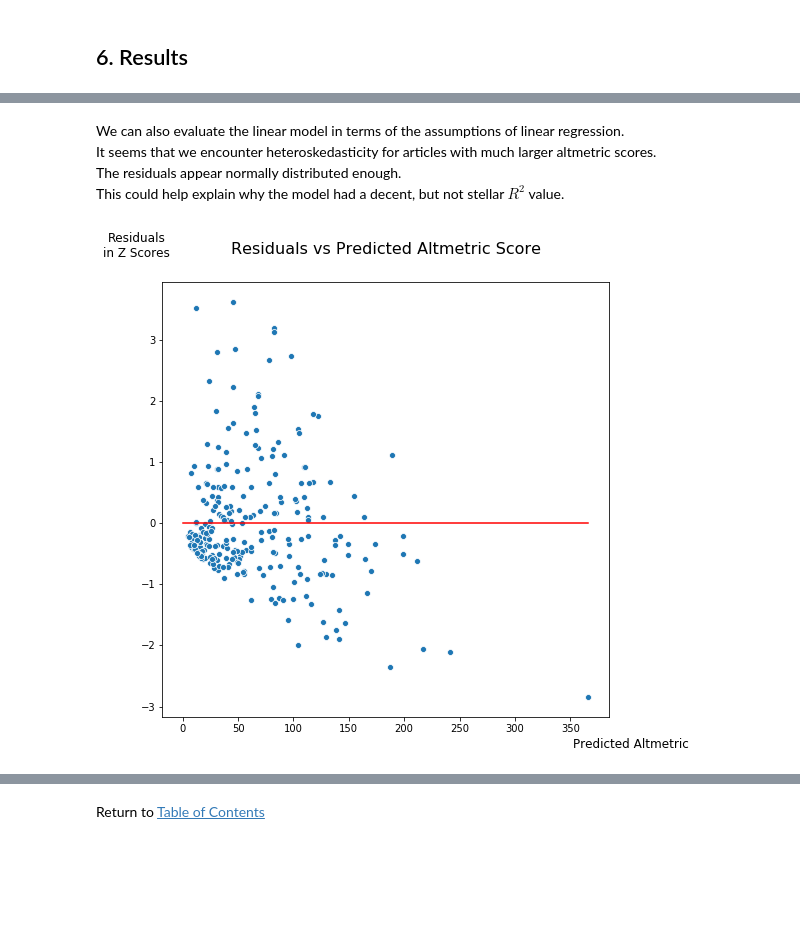
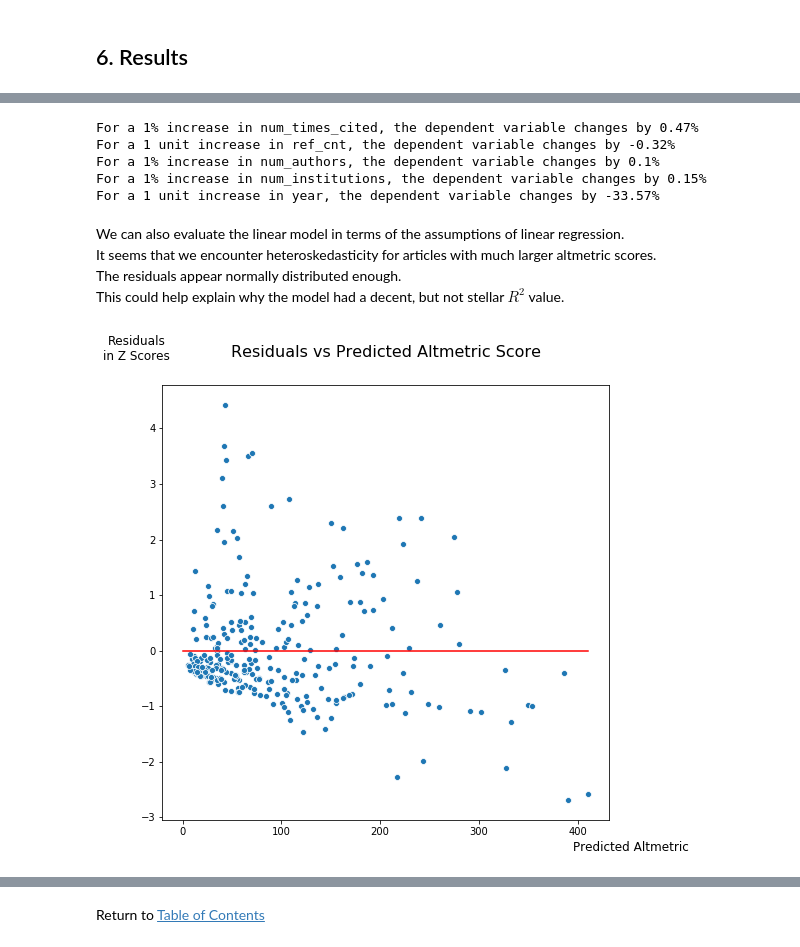
Before and after one commit to kevinchiv/Predicting-Altmetric-Score, a Jupyter notebook: 03 - Regression Modeling.ipynb, the cells around one changed output, grey strips where cells are left out. Drawn from its saved outputs; the diff is of its cells as text; code cells hidden in the pictures; blank space fills up the shorter version.

Commit message:
updated beta coefficient interpretation

```diff
--- a/03 - Regression Modeling.ipynb
+++ b/03 - Regression Modeling.ipynb
@@ -741,9 +793,21 @@ coefs
+# %%
+log_features = ['num_times_cited', 'num_institutions', 'num_authors']
+
+interpret_beta_coefs(X.columns, lm.coef_, log_features, scaler.scale_, log_y = True)
+# %% [output]
+For a 1% increase in num_times_cited, the dependent variable changes by 0.47%
+For a 1 unit increase in ref_cnt, the dependent variable changes by -0.32%
+For a 1% increase in num_authors, the dependent variable changes by 0.1%
+For a 1% increase in num_institutions, the dependent variable changes by 0.15%
+For a 1 unit increase in year, the dependent variable changes by -33.57%
 # %% [markdown]
 We can also evaluate the linear model in terms of the assumptions of linear regression. <br>
 It seems that we encounter heteroskedasticity for articles with much larger altmetric scores. <br>
 The residuals appear normally distributed enough. <br>
 This could help explain why the model had a decent, but not stellar $R^2$ value.
 # %%
+combined = pd.read_pickle('./data/combined_article_metrics.pkl')
+
 q1 = combined['altmetric'].quantile(.25)
 q3 = combined['altmetric'].quantile(.75)
 iqr = q3 - q1
@@ -762,35 +826,41 @@ for col in log_cols:
     if col == 'altmetric':
         df[col] = np.log(df[col] + 1)
     else:
         df[col] = np.log(df[col])
 
 drop_cols = ['altmetric','other', 'top100', 'title_length',
              'abstract_length','page_length', 'fig_count']
 
 X, y = df.drop(columns = drop_cols), df['altmetric']
 
 X_train, X_test, y_train, y_test = train_test_split(X, y, test_size= 0.2, random_state = 42)
 
+#scale data
+scaler = StandardScaler()
+
+#only fit_transform on train set, transform on test
+X_train = scaler.fit_transform(X_train)
+X_test = scaler.transform(X_test)
+
 model = LinearRegression()
 model.fit(X_train, y_train)
 y_pred = model.predict(X_test)
-
 
 unscaled_y_pred = np.exp(y_pred)
 unscaled_y_test = np.exp(y_test)
 unscaled_resids = unscaled_y_test - unscaled_y_pred
 
 resid_z_scores = (unscaled_resids-np.mean(unscaled_resids))/np.std(unscaled_resids)
 
 plt.figure(figsize=(8,8))
 sns.scatterplot(unscaled_y_pred, resid_z_scores);
 
 plt.ylabel('Residuals\nin Z Scores', rotation = 0, fontsize = 12, y = 1.05);
 plt.xlabel('Predicted Altmetric', fontsize=12, x=1.05);
 plt.title('Residuals vs Predicted Altmetric Score',fontsize = 16, y = 1.05);
 plt.plot([0, max(unscaled_y_pred)], [0, 0], linestyle="-", color='r');
 # %% [output]
-[figure, old version]
+[figure, new version]
 # %%
 plt.figure(figsize=(8,8))
 sns.scatterplot(unscaled_y_pred, unscaled_y_test);
```
Also changed, not shown: parts of 13 cells of this notebook.
